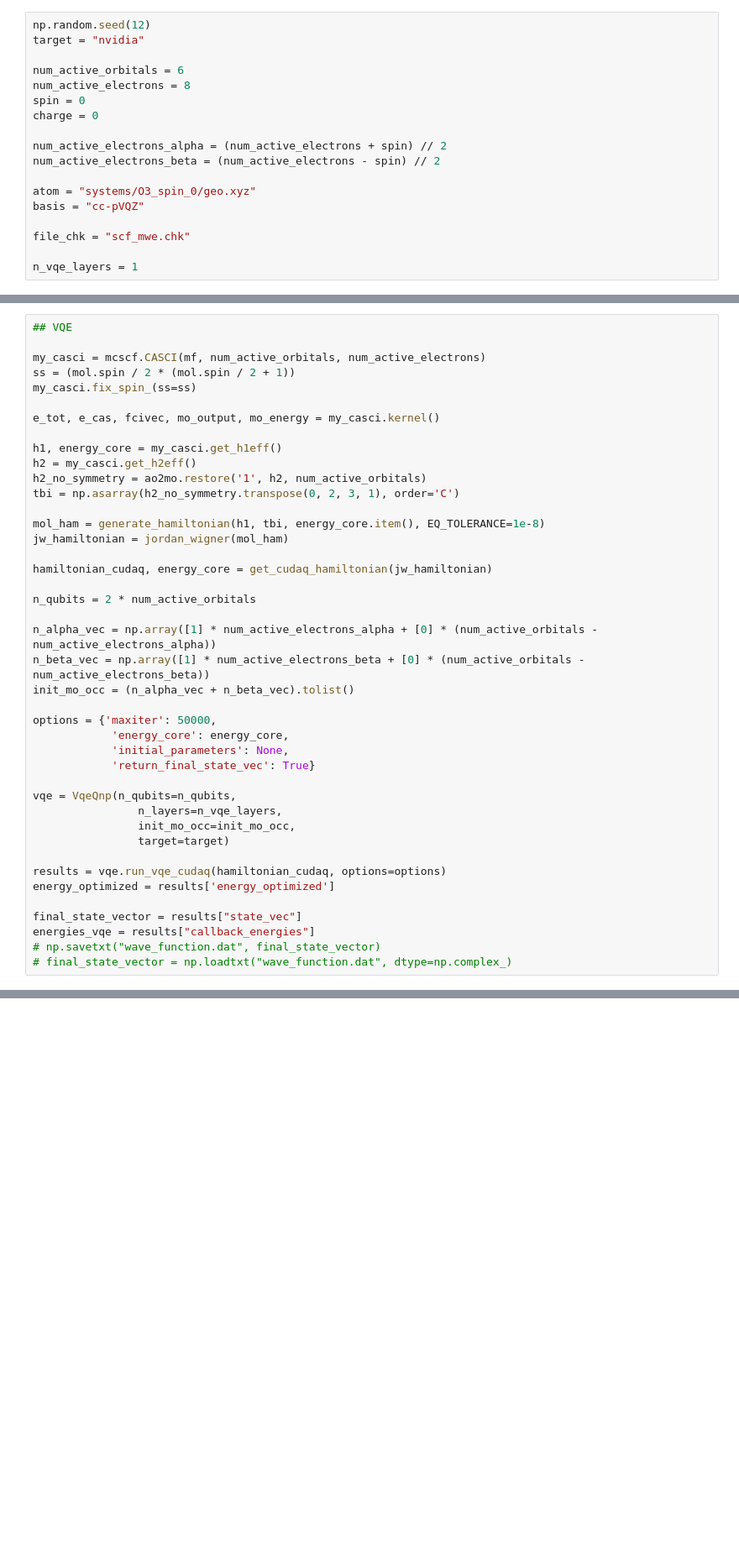
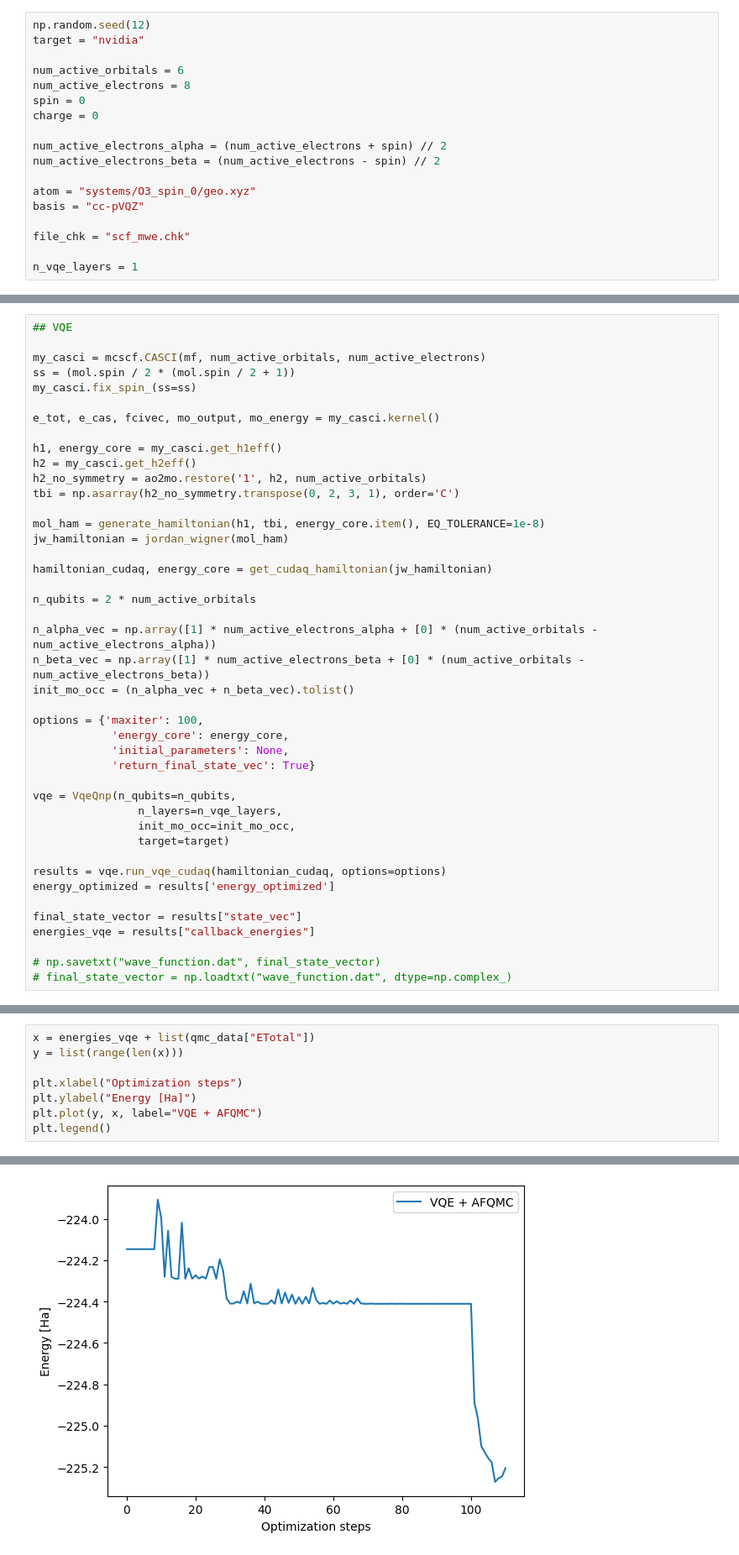
Before and after one commit to davidev886/hybrid_workflow_mwe, a Jupyter notebook: afqmc.ipynb, the cells around one changed output, grey strips where cells are left out. Shown at 84% size. Saved outputs shown, nothing was run; the diff lists cells and outputs as text; blank space fills up the shorter version.

Commit message:
plots

```diff
--- a/afqmc.ipynb
+++ b/afqmc.ipynb
@@ -91,7 +111,7 @@ n_alpha_vec = np.array([1] * num_active_electrons_alpha + [0] * (num_active_orbi
 n_beta_vec = np.array([1] * num_active_electrons_beta + [0] * (num_active_orbitals - num_active_electrons_beta))
 init_mo_occ = (n_alpha_vec + n_beta_vec).tolist()
 
-options = {'maxiter': 50000,
+options = {'maxiter': 100,
             'energy_core': energy_core,
             'initial_parameters': None,
             'return_final_state_vec': True}
@@ -106,5 +126,6 @@ energy_optimized = results['energy_optimized']
 
 final_state_vector = results["state_vec"]
 energies_vqe = results["callback_energies"]
+
 # np.savetxt("wave_function.dat", final_state_vector)
 # final_state_vector = np.loadtxt("wave_function.dat", dtype=np.complex_)
@@ -175,0 +257,9 @@ plt.legend()
+# %%
+x = energies_vqe + list(qmc_data["ETotal"])
+y = list(range(len(x)))
+
+plt.xlabel("Optimization steps")
+plt.ylabel("Energy [Ha]")
+plt.plot(y, x, label="VQE + AFQMC")
+plt.legend()
+# %% [output]
@@ -175,0 +267 @@ plt.legend()
+[figure, added]
```
Also changed, not shown: parts of 9 cells of this notebook, 3 other files.
